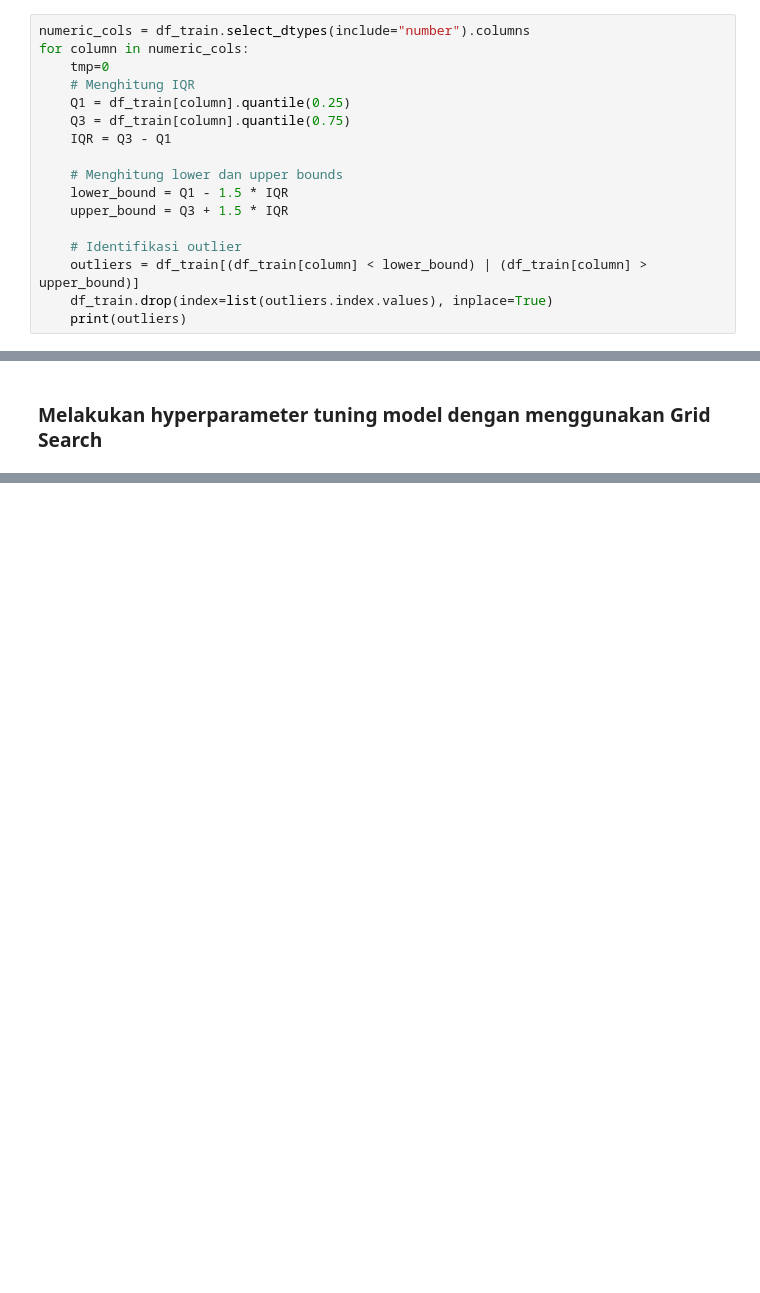
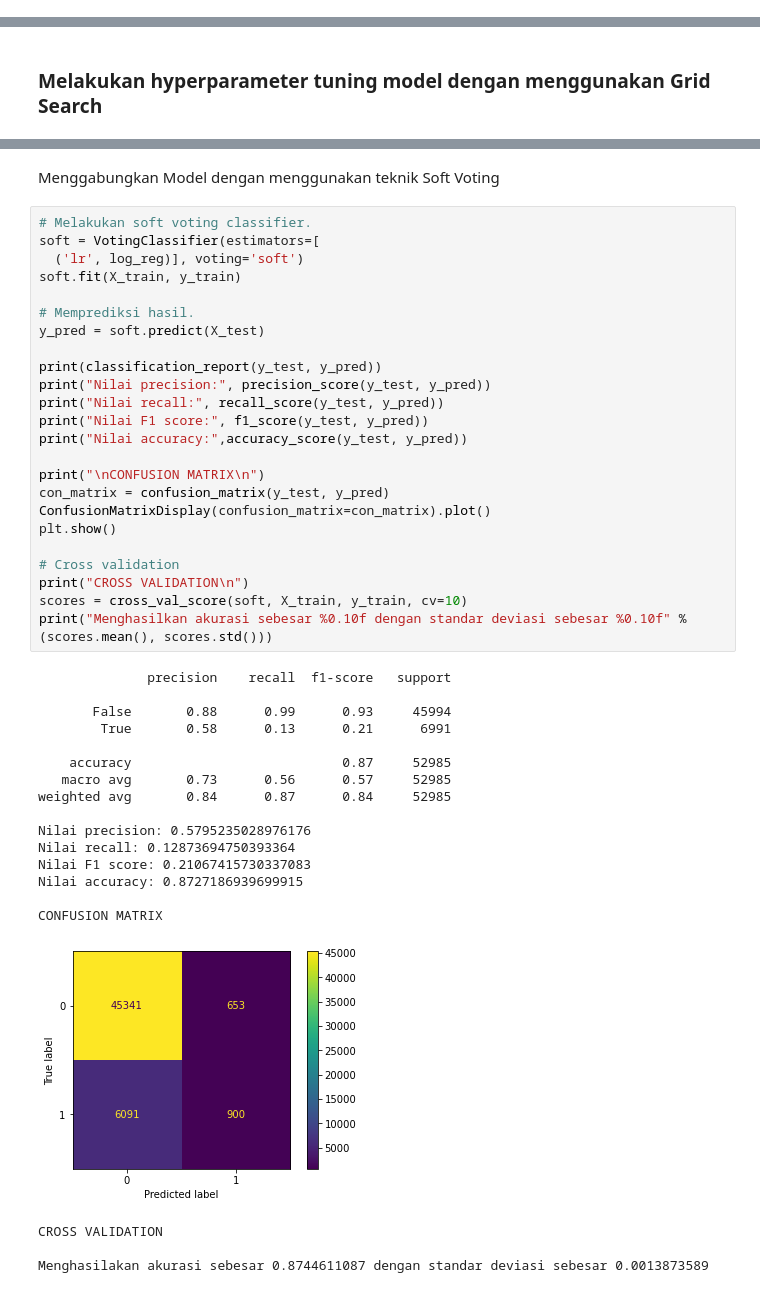
Before and after one commit to daffarg/tugas-praktikum-ml, a Jupyter notebook: PraktikumIF3270_M1_13520118_13520145.ipynb, the cells around one changed output, grey strips where cells are left out. Saved outputs shown, nothing was run; the diff lists cells and outputs as text; blank space fills up the shorter version.

Commit message:
hard,soft,stacking

```diff
--- a/PraktikumIF3270_M1_13520118_13520145.ipynb
+++ b/PraktikumIF3270_M1_13520118_13520145.ipynb
@@ -578,20 +580,3 @@ for column in numeric_cols:
     df_train.drop(index=list(outliers.index.values), inplace=True)
 # %% [markdown]
 Memeriksa Data Outliers yang telah di handling
-# %%
-numeric_cols = df_train.select_dtypes(include="number").columns
-for column in numeric_cols:
-    tmp=0
-    # Menghitung IQR
-    Q1 = df_train[column].quantile(0.25)
-    Q3 = df_train[column].quantile(0.75)
-    IQR = Q3 - Q1
-
-    # Menghitung lower dan upper bounds
-    lower_bound = Q1 - 1.5 * IQR
-    upper_bound = Q3 + 1.5 * IQR
-
-    # Identifikasi outlier
-    outliers = df_train[(df_train[column] < lower_bound) | (df_train[column] > upper_bound)]
-    df_train.drop(index=list(outliers.index.values), inplace=True)
-    print(outliers)
@@ -855,0 +762,46 @@ print("Menghasilakan akurasi sebesar %0.2f dengan standar deviasi sebesar %0.2f"
+# %% [markdown]
+Menggabungkan Model dengan menggunakan teknik Soft Voting
+# %%
+# Melakukan soft voting classifier.
+soft = VotingClassifier(estimators=[
+  ('lr', log_reg)], voting='soft')
+soft.fit(X_train, y_train)
+
+# Memprediksi hasil.
+y_pred = soft.predict(X_test)
+
+print(classification_report(y_test, y_pred))
+print("Nilai precision:", precision_score(y_test, y_pred))
+print("Nilai recall:", recall_score(y_test, y_pred))
+print("Nilai F1 score:", f1_score(y_test, y_pred))
+print("Nilai accuracy:",accuracy_score(y_test, y_pred))
+
+print("\nCONFUSION MATRIX\n")
+con_matrix = confusion_matrix(y_test, y_pred)
+ConfusionMatrixDisplay(confusion_matrix=con_matrix).plot()
+plt.show()
+
+# Cross validation
+print("CROSS VALIDATION\n")
+scores = cross_val_score(soft, X_train, y_train, cv=10)
+print("Menghasilkan akurasi sebesar %0.10f dengan standar deviasi sebesar %0.10f" % (scores.mean(), scores.std()))
+# %% [output]
+              precision    recall  f1-score   support
+
+       False       0.88      0.99      0.93     45994
+        True       0.58      0.13      0.21      6991
+
+    accuracy                           0.87     52985
+   macro avg       0.73      0.56      0.57     52985
+weighted avg       0.84      0.87      0.84     52985
+
+Nilai precision: 0.5795235028976176
+Nilai recall: 0.12873694750393364
+Nilai F1 score: 0.21067415730337083
+Nilai accuracy: 0.8727186939699915
+
+CONFUSION MATRIX
+[figure, added]
+CROSS VALIDATION
+
+Menghasilakan akurasi sebesar 0.8744611087 dengan standar deviasi sebesar 0.0013873589
```
Also changed, not shown: parts of 12 cells of this notebook.
